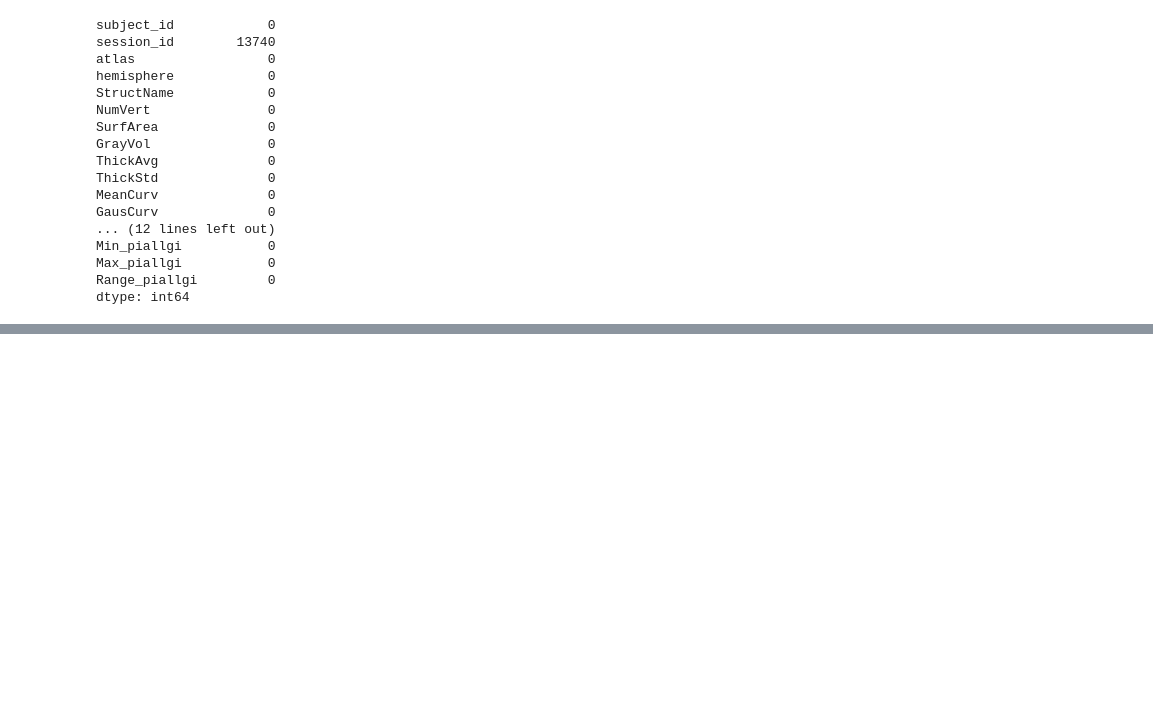
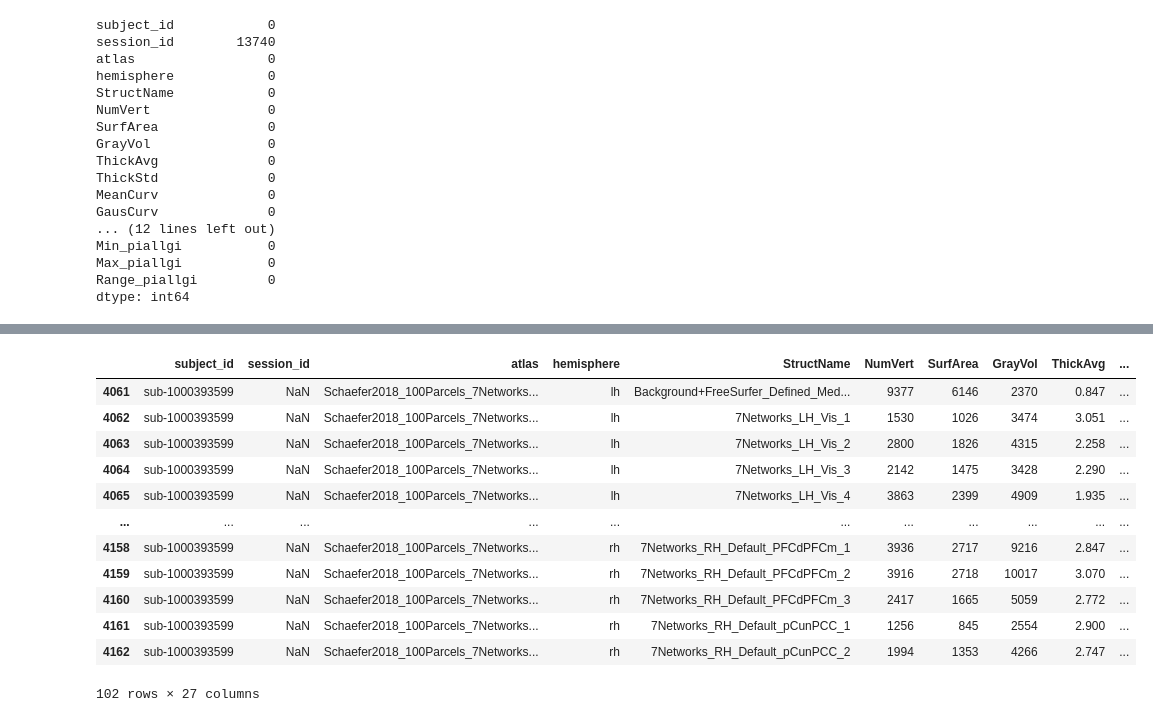
Before and after one commit to j0n-a/Neurohack_Group8_Miniproject, a Jupyter notebook: jona_preprocessing_attempt_20250730.ipynb, the cells around one changed output, grey strips where cells are left out. Cells and saved outputs as stored; diff of their text form; code cells hidden in the pictures; blank space fills up the shorter version.

```diff
--- a/jona_preprocessing_attempt_20250730.ipynb
+++ b/jona_preprocessing_attempt_20250730.ipynb
@@ -82,0 +259,16 @@ dtype: int64
+# %%
+example_df[example_df['atlas'] == 'Yeo2011_17Networks_N1000']
+# %% [output]
+|  | subject_id | session_id | atlas | hemisphere | StructName | NumVert | SurfArea | GrayVol | ThickAvg | ... |
+| 4061 | sub-1000393599 | NaN | Schaefer2018_100Parcels_7Networks... | lh | Background+FreeSurfer_Defined_Med... | 9377 | 6146 | 2370 | 0.847 | ... |
+| 4062 | sub-1000393599 | NaN | Schaefer2018_100Parcels_7Networks... | lh | 7Networks_LH_Vis_1 | 1530 | 1026 | 3474 | 3.051 | ... |
+| 4063 | sub-1000393599 | NaN | Schaefer2018_100Parcels_7Networks... | lh | 7Networks_LH_Vis_2 | 2800 | 1826 | 4315 | 2.258 | ... |
+| 4064 | sub-1000393599 | NaN | Schaefer2018_100Parcels_7Networks... | lh | 7Networks_LH_Vis_3 | 2142 | 1475 | 3428 | 2.290 | ... |
+| 4065 | sub-1000393599 | NaN | Schaefer2018_100Parcels_7Networks... | lh | 7Networks_LH_Vis_4 | 3863 | 2399 | 4909 | 1.935 | ... |
+| ... | ... | ... | ... | ... | ... | ... | ... | ... | ... | ... |
+| 4158 | sub-1000393599 | NaN | Schaefer2018_100Parcels_7Networks... | rh | 7Networks_RH_Default_PFCdPFCm_1 | 3936 | 2717 | 9216 | 2.847 | ... |
+| 4159 | sub-1000393599 | NaN | Schaefer2018_100Parcels_7Networks... | rh | 7Networks_RH_Default_PFCdPFCm_2 | 3916 | 2718 | 10017 | 3.070 | ... |
+| 4160 | sub-1000393599 | NaN | Schaefer2018_100Parcels_7Networks... | rh | 7Networks_RH_Default_PFCdPFCm_3 | 2417 | 1665 | 5059 | 2.772 | ... |
+| 4161 | sub-1000393599 | NaN | Schaefer2018_100Parcels_7Networks... | rh | 7Networks_RH_Default_pCunPCC_1 | 1256 | 845 | 2554 | 2.900 | ... |
+| 4162 | sub-1000393599 | NaN | Schaefer2018_100Parcels_7Networks... | rh | 7Networks_RH_Default_pCunPCC_2 | 1994 | 1353 | 4266 | 2.747 | ... |
+102 rows × 27 columns
```
Also changed, not shown: parts of 13 cells of this notebook.
